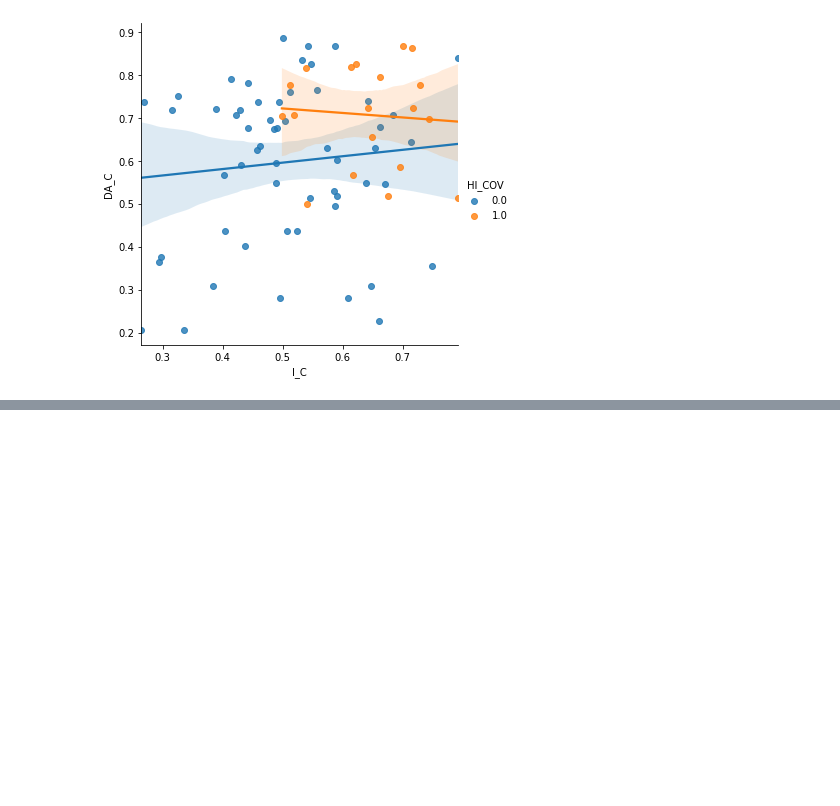
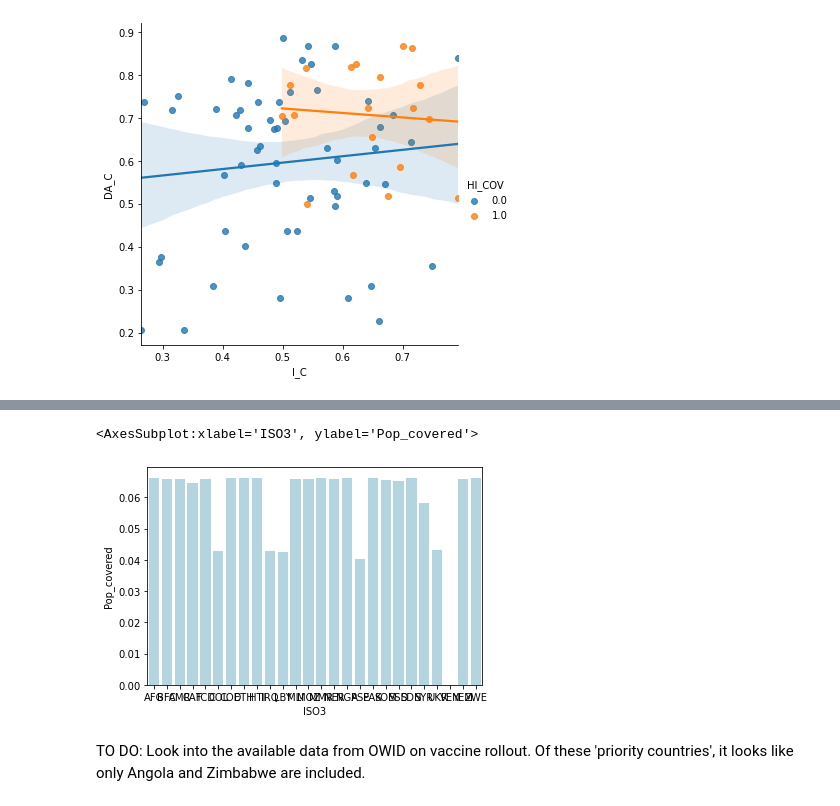
Before and after one commit to mapaction/gender-vaccine-exploration, a Jupyter notebook: gender-vaccine-explore.ipynb, the cells around one changed output, grey strips where cells are left out. Cells and saved outputs as stored; diff of their text form; code cells hidden in the pictures; blank space fills up the shorter version.

```diff
--- a/gender-vaccine-explore.ipynb
+++ b/gender-vaccine-explore.ipynb
@@ -107,0 +135,7 @@ Health crisis (cluster 2):
+# %%
+sns.barplot(x="ISO3", y="Pop_covered", data=df_vac_hrp, color='lightblue')
+# %% [output]
+<AxesSubplot:xlabel='ISO3', ylabel='Pop_covered'>
+[figure, added]
+# %% [markdown]
+TO DO: Look into the available data from OWID on vaccine rollout. Of these 'priority countries', it looks like only Angola and Zimbabwe are included.
```
Also changed, not shown: parts of 13 cells of this notebook.
